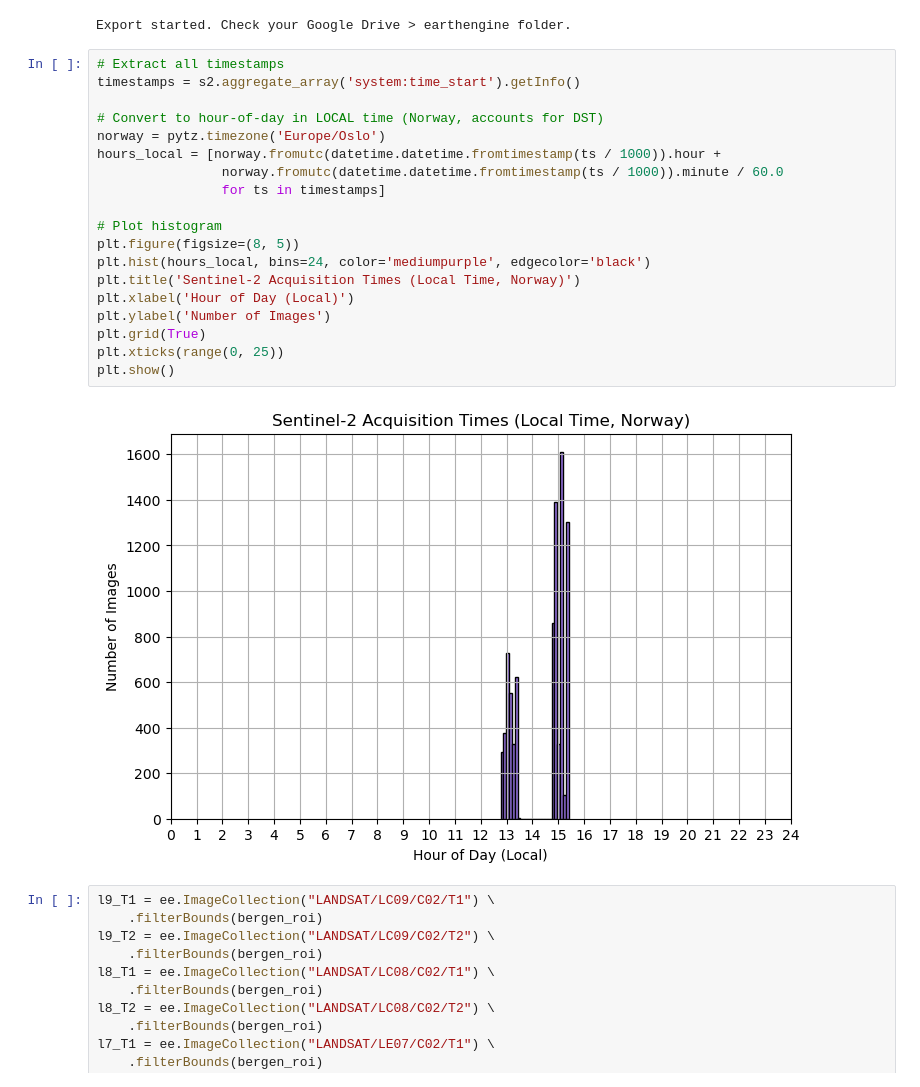
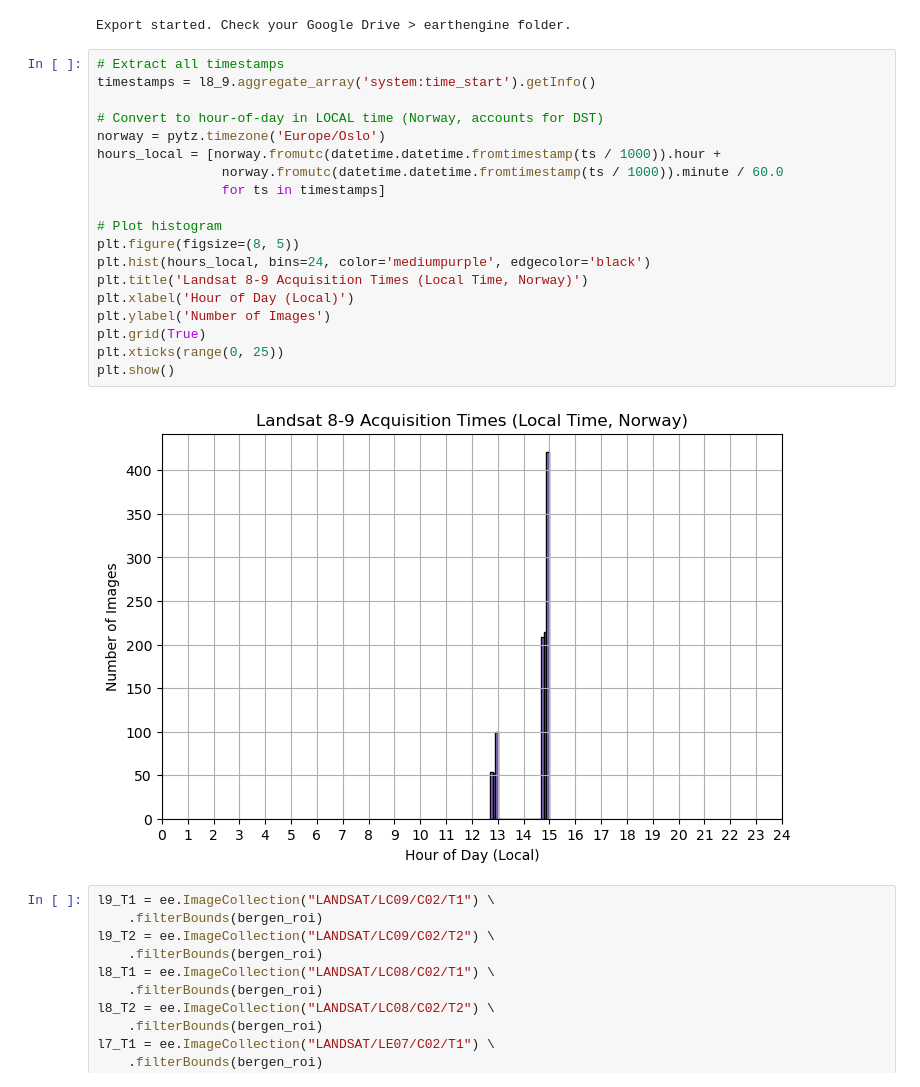
Before and after one commit to GeliezaK/master_thesis, a Jupyter notebook: src/extract_datasets_gee.ipynb, the cells around one changed output. Drawn from its saved outputs; the diff is of its cells as text.

```diff
--- a/src/extract_datasets_gee.ipynb
+++ b/src/extract_datasets_gee.ipynb
@@ -314,25 +317,25 @@ print("Export started. Check your Google Drive > earthengine folder.")
 Export started. Check your Google Drive > earthengine folder.
 # %%
 # Extract all timestamps
-timestamps = s2.aggregate_array('system:time_start').getInfo()
+timestamps = l8_9.aggregate_array('system:time_start').getInfo()
 
 # Convert to hour-of-day in LOCAL time (Norway, accounts for DST)
 norway = pytz.timezone('Europe/Oslo')
 hours_local = [norway.fromutc(datetime.datetime.fromtimestamp(ts / 1000)).hour +
                 norway.fromutc(datetime.datetime.fromtimestamp(ts / 1000)).minute / 60.0
                 for ts in timestamps]
 
 # Plot histogram
 plt.figure(figsize=(8, 5))
 plt.hist(hours_local, bins=24, color='mediumpurple', edgecolor='black')
-plt.title('Sentinel-2 Acquisition Times (Local Time, Norway)')
+plt.title('Landsat 8-9 Acquisition Times (Local Time, Norway)')
 plt.xlabel('Hour of Day (Local)')
 plt.ylabel('Number of Images')
 plt.grid(True)
 plt.xticks(range(0, 25))
 plt.show()
 # %% [output]
-[figure, old version]
+[figure, new version]
 # %%
 l9_T1 = ee.ImageCollection("LANDSAT/LC09/C02/T1") \
     .filterBounds(bergen_roi)
```
Also changed, not shown: parts of 19 cells of this notebook, 10 other files.
